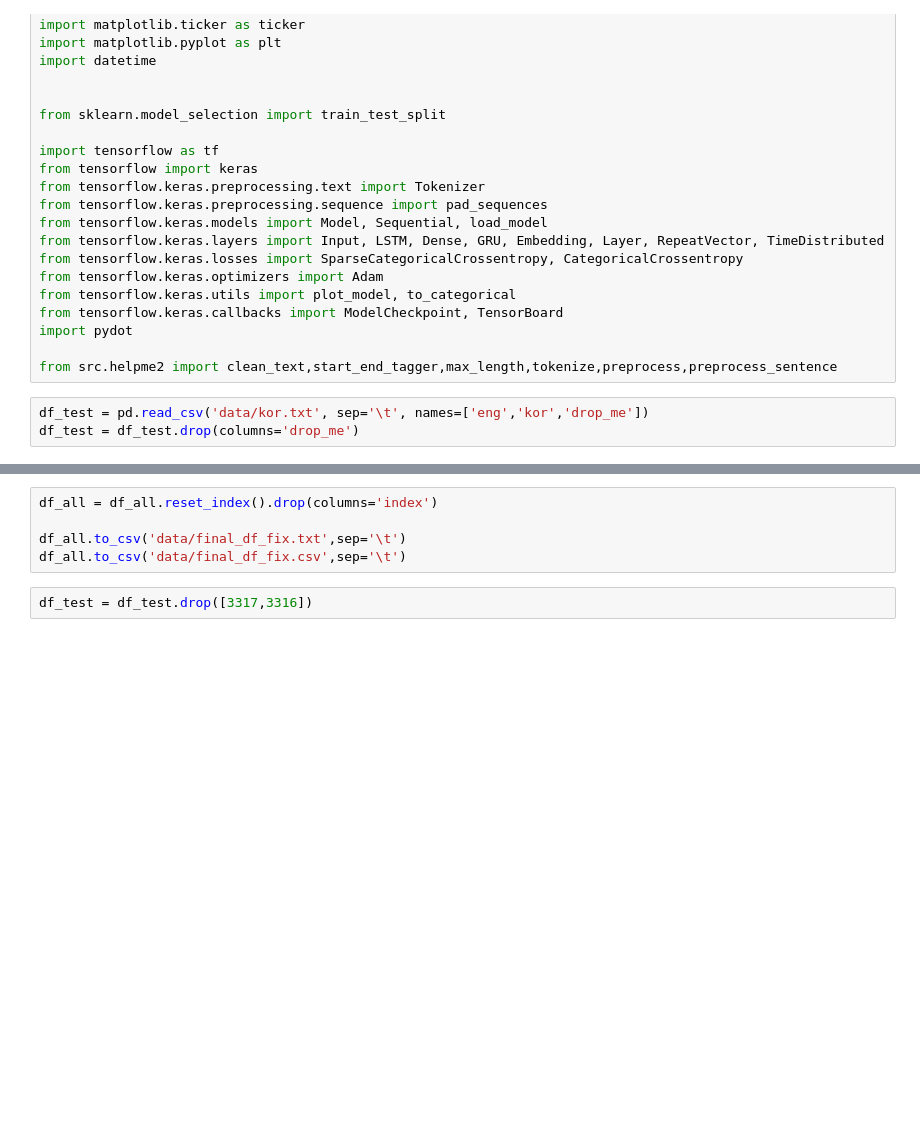
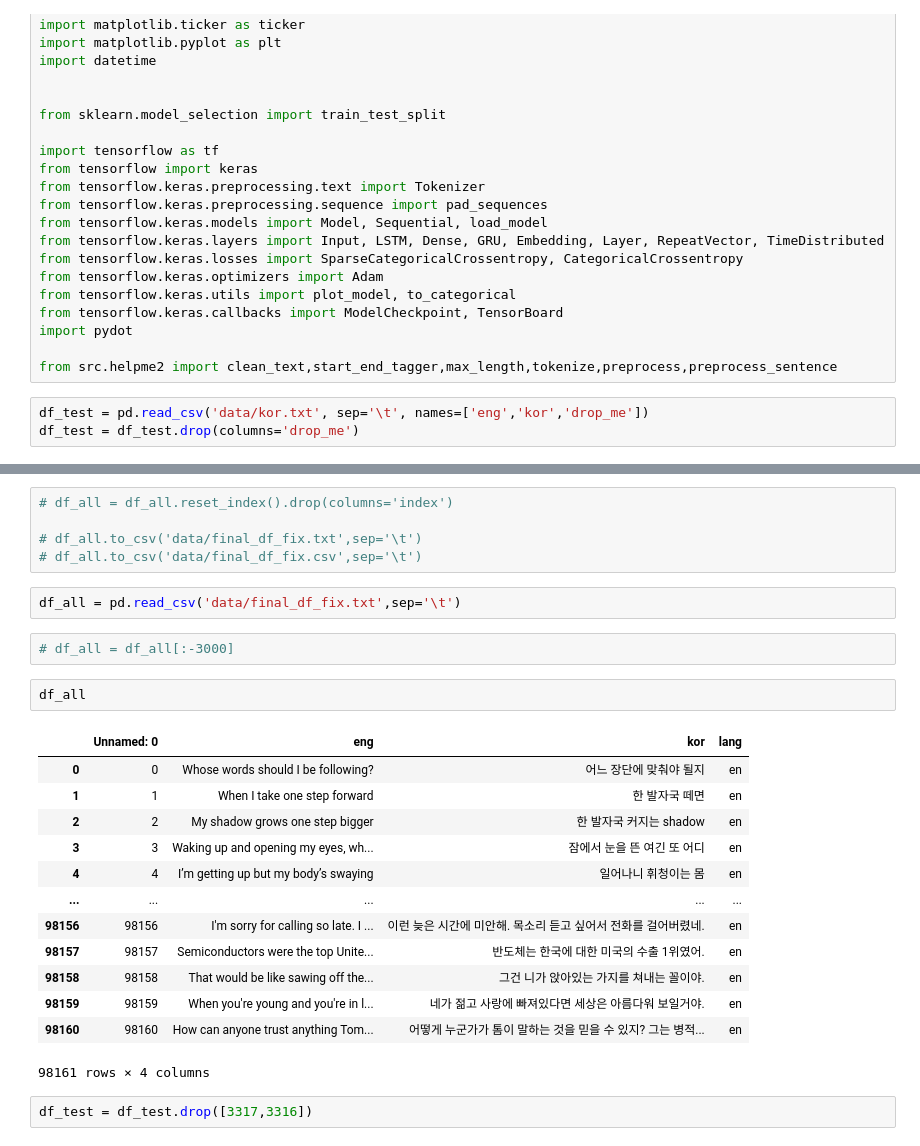
Before and after one commit to virsagothethird/Korean-English-translator, a Jupyter notebook: Untitled2.ipynb, the cells around one changed output, grey strips where cells are left out. Cells and saved outputs as stored; diff of their text form; blank space fills up the shorter version.

```diff
--- a/Untitled2.ipynb
+++ b/Untitled2.ipynb
@@ -53,10 +53,30 @@ df_all.eng.str.len().max()
 # %% [output]
 0
 # %%
-df_all = df_all.reset_index().drop(columns='index')
+# df_all = df_all.reset_index().drop(columns='index')
 
-df_all.to_csv('data/final_df_fix.txt',sep='\t')
-df_all.to_csv('data/final_df_fix.csv',sep='\t')
+# df_all.to_csv('data/final_df_fix.txt',sep='\t')
+# df_all.to_csv('data/final_df_fix.csv',sep='\t')
+# %%
+df_all = pd.read_csv('data/final_df_fix.txt',sep='\t')
+# %%
+# df_all = df_all[:-3000]
+# %%
+df_all
+# %% [output]
+|  | Unnamed: 0 | eng | kor | lang |
+| 0 | 0 | Whose words should I be following? | 어느 장단에 맞춰야 될지 | en |
+| 1 | 1 | When I take one step forward | 한 발자국 떼면 | en |
+| 2 | 2 | My shadow grows one step bigger | 한 발자국 커지는 shadow | en |
+| 3 | 3 | Waking up and opening my eyes, wh... | 잠에서 눈을 뜬 여긴 또 어디 | en |
+| 4 | 4 | I’m getting up but my body’s swaying | 일어나니 휘청이는 몸 | en |
+| ... | ... | ... | ... | ... |
+| 98156 | 98156 | I'm sorry for calling so late. I ... | 이런 늦은 시간에 미안해. 목소리 듣고 싶어서 전화를 걸어버렸네. | en |
+| 98157 | 98157 | Semiconductors were the top Unite... | 반도체는 한국에 대한 미국의 수출 1위였어. | en |
+| 98158 | 98158 | That would be like sawing off the... | 그건 니가 앉아있는 가지를 쳐내는 꼴이야. | en |
+| 98159 | 98159 | When you're young and you're in l... | 네가 젊고 사랑에 빠져있다면 세상은 아름다워 보일거야. | en |
+| 98160 | 98160 | How can anyone trust anything Tom... | 어떻게 누군가가 톰이 말하는 것을 믿을 수 있지? 그는 병적... | en |
+98161 rows × 4 columns
 # %%
 df_test = df_test.drop([3317,3316])
 # %%
```
Also changed, not shown: parts of 25 cells of this notebook, 3 other files.
